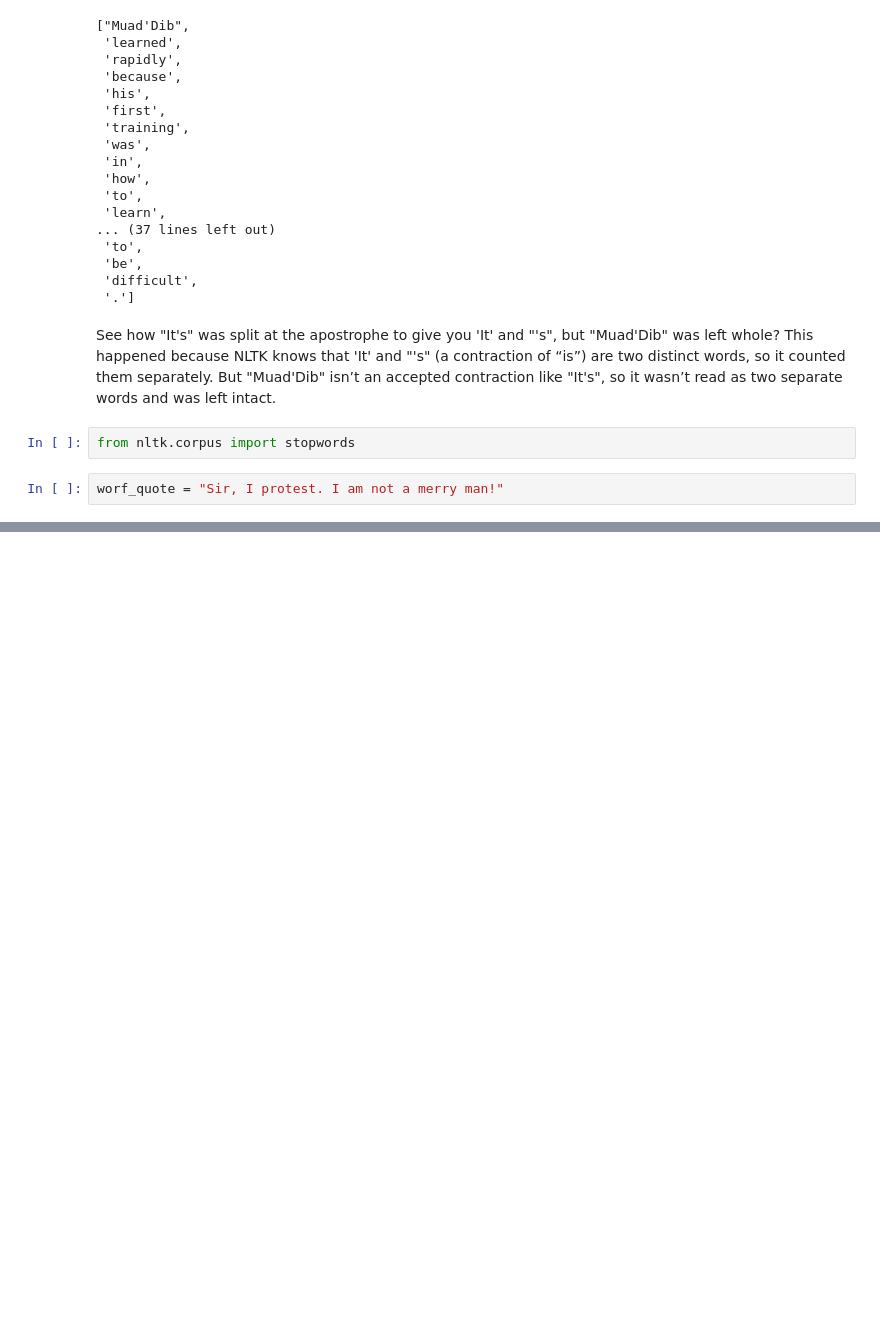
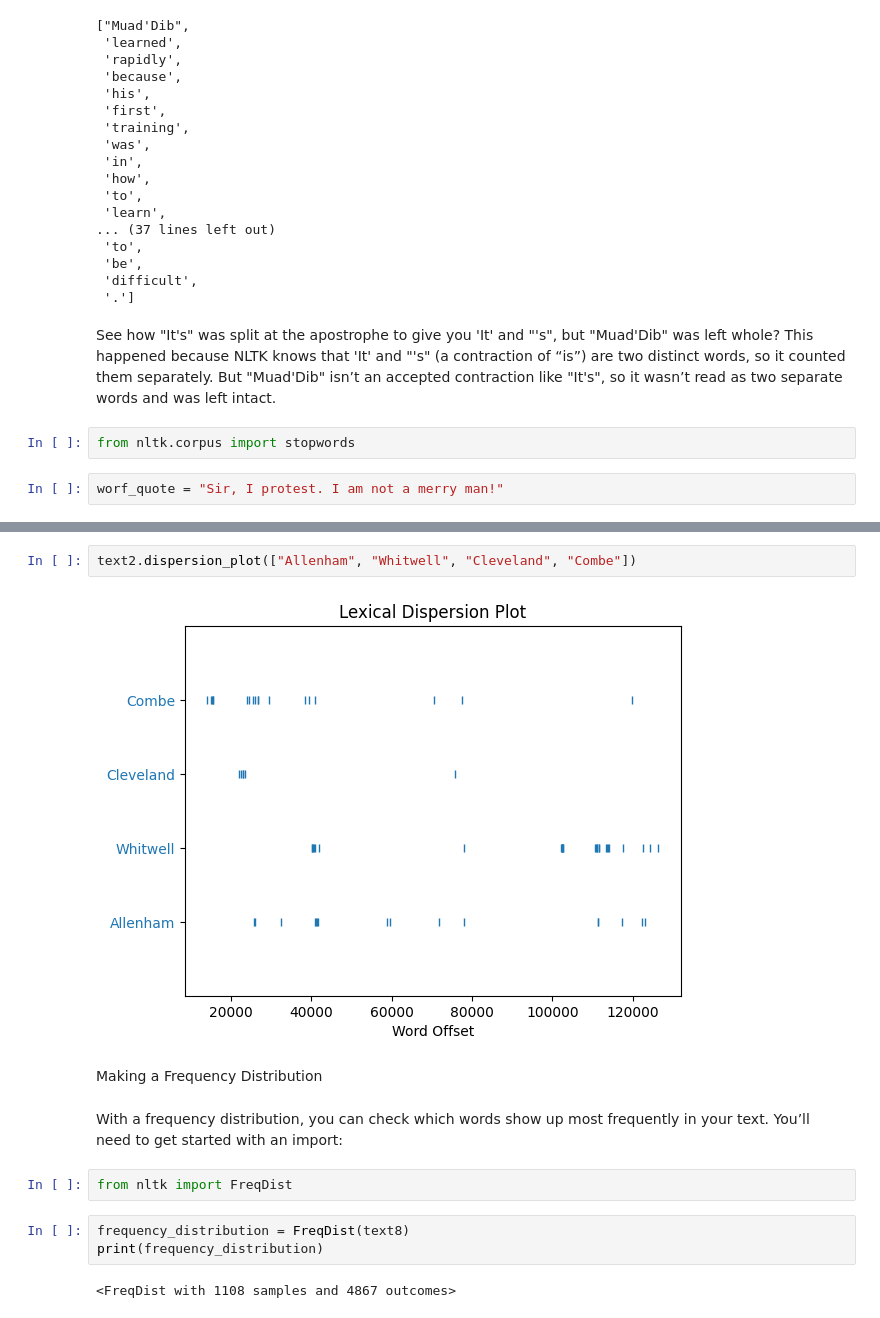
Before and after one commit to ShreyCitrusbug/AI-ML_Learning, a Jupyter notebook: introduction_nlp/nltk_tutorial.ipynb, the cells around one changed output, grey strips where cells are left out. Drawn from its saved outputs; the diff is of its cells as text; blank space fills up the shorter version.

```diff
--- a/introduction_nlp/nltk_tutorial.ipynb
+++ b/introduction_nlp/nltk_tutorial.ipynb
@@ -55,0 +444,15 @@ worf_quote = "Sir, I protest. I am not a merry man!"
+# %%
+text2.dispersion_plot(["Allenham", "Whitwell", "Cleveland", "Combe"])
+# %% [output]
+[figure, added]
+# %% [markdown]
+Making a Frequency Distribution
+# %% [markdown]
+With a frequency distribution, you can check which words show up most frequently in your text. You’ll need to get started with an import:
+# %%
+from nltk import FreqDist
+# %%
+frequency_distribution = FreqDist(text8)
+print(frequency_distribution)
+# %% [output]
+<FreqDist with 1108 samples and 4867 outcomes>
```
Also changed, not shown: parts of 63 cells of this notebook, 4 other files.
